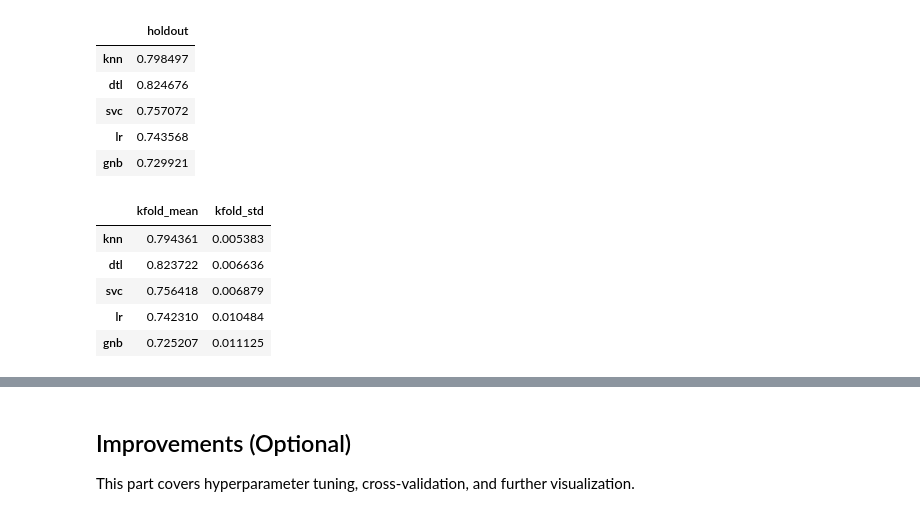
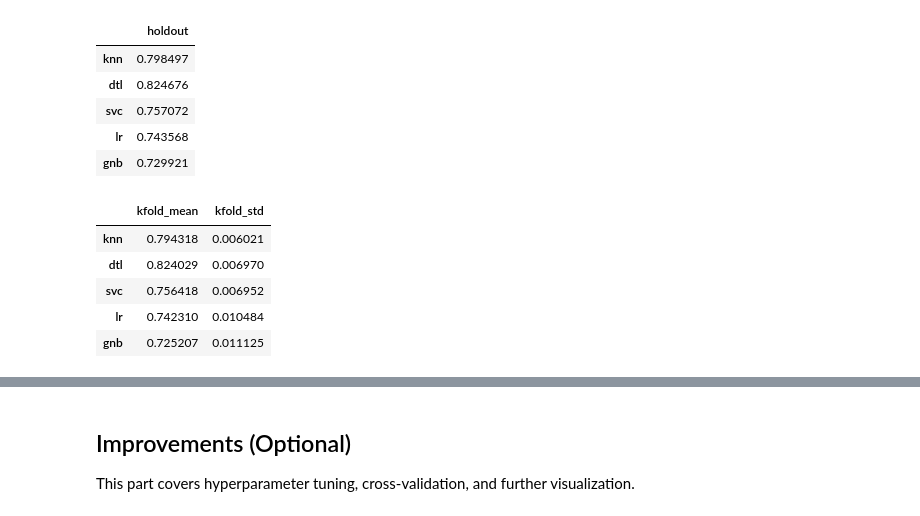
Before and after one commit to adielrum/IF3170_G32_PasukanPramaPutra, a Jupyter notebook: src/main.ipynb, the cells around one changed output, grey strips where cells are left out. Cells and saved outputs as stored; diff of their text form; code cells hidden in the pictures.

Commit message:
feat(modeling): add model tuning and improvement experiments

```diff
--- a/src/main.ipynb
+++ b/src/main.ipynb
@@ -110,7 +110,7 @@ Paths and shared constants are kept in this class.
 class Settings:
     SEED       = 42
     DATA_DIR   = Path('data')
-    OUTPUT_DIR = Path('../output')
+    OUTPUT_DIR = Path('output')
     TEST_SIZE = 0.2
     N_FOLDS = 5
 
@@ -1841,13 +1841,3 @@ def fit_pca(X_train, n_components=0.95):
 
 def reduce_dimensions(df, pca):
     return pca.transform(df)
-# %%
-pca = fit_pca(X_train, n_components=0.95)
-
-X_train_pca = reduce_dimensions(X_train, pca)
-X_val_pca = reduce_dimensions(X_val, pca)
-X_test_pca = reduce_dimensions(X_test, pca)
-
-print("Jumlah fitur awal:", X_train.shape[1])
-print("Jumlah komponen PCA:", X_train_pca.shape[1])
-print("Explained Variance:", pca.explained_variance_ratio_.sum())
@@ -2182,34 +2098,51 @@ holdout_table
 | lr | 0.743568 |
 | gnb | 0.729921 |
 # %%
-def kfold_scores(model, X, y, method=None):
-    X = np.asarray(X)
+def kfold_scores(model, X, y, method=None, use_pca=False, include_temporal=True, include_attributes=False):
     y = np.asarray(y)
     folds = StratifiedKFold(n_splits=Settings.N_FOLDS, shuffle=True, random_state=Settings.SEED)
     scores = []
 
     for fit_index, eval_index in folds.split(X, y):
-        predicted = fit_predict(model, X[fit_index], y[fit_index], X[eval_index], method)
+        pipeline = build_preparation_pipeline(include_temporal=include_temporal, include_attributes=include_attributes)
+
+        X_fit = pipeline.fit_transform(X.iloc[fit_index])
+        X_eval = pipeline.transform(X.iloc[eval_index])
+
+        if use_pca:
+            pca = PCA(n_components=0.95)
+            X_fit = pca.fit_transform(X_fit)
+            X_eval = pca.transform(X_eval)
+
+        predicted = fit_predict(model, X_fit, y[fit_index], X_eval, method)
         scores.append(f1_score(y[eval_index], predicted, average='macro'))
 
     return np.array(scores)
 
-def kfold(models, X, y, method=None):
+def kfold(models, X, y, method=None, use_pca=False, include_temporal=True, include_attributes=False):
     rows = {}
 
     for name, model in models.items():
-        scores = kfold_scores(model, X, y, method)
+        scores = kfold_scores(
+            model,
+            X,
+            y,
+            method=method,
+            use_pca=use_pca,
+            include_temporal=include_temporal,
+            include_attributes=include_attributes
+        )
         rows[name] = {'kfold_mean': scores.mean(), 'kfold_std': scores.std()}
 
     return pd.DataFrame(rows).T
 # %%
-kfold_table = kfold(models, X_train_final, y_train_final)
+kfold_table = kfold(models, X_train_raw, y_train_final)
 kfold_table
 # %% [output]
 |  | kfold_mean | kfold_std |
-| knn | 0.794361 | 0.005383 |
-| dtl | 0.823722 | 0.006636 |
-| svc | 0.756418 | 0.006879 |
+| knn | 0.794318 | 0.006021 |
+| dtl | 0.824029 | 0.006970 |
+| svc | 0.756418 | 0.006952 |
 | lr | 0.742310 | 0.010484 |
 | gnb | 0.725207 | 0.011125 |
 # %%
```
Also changed, not shown: parts of 124 cells of this notebook.
